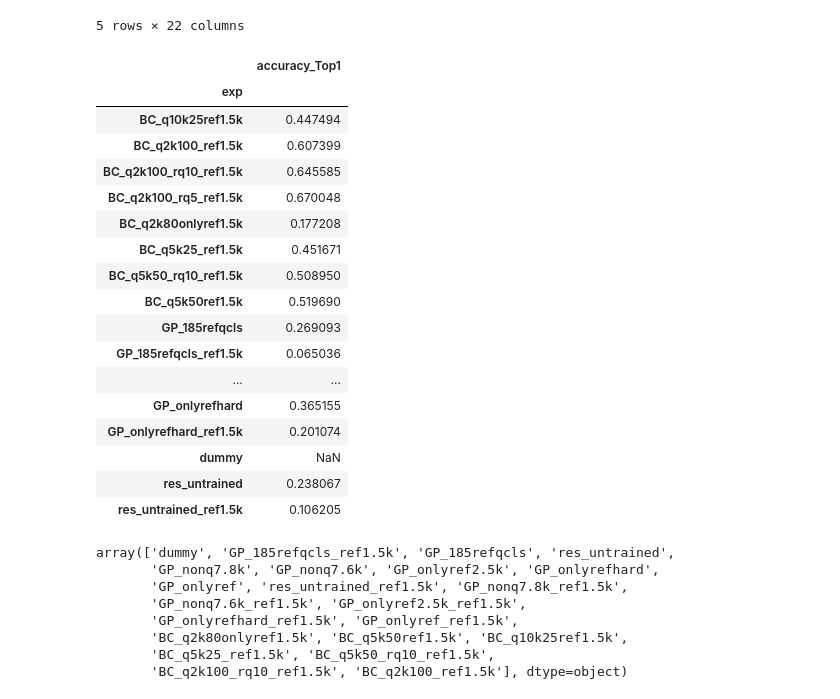
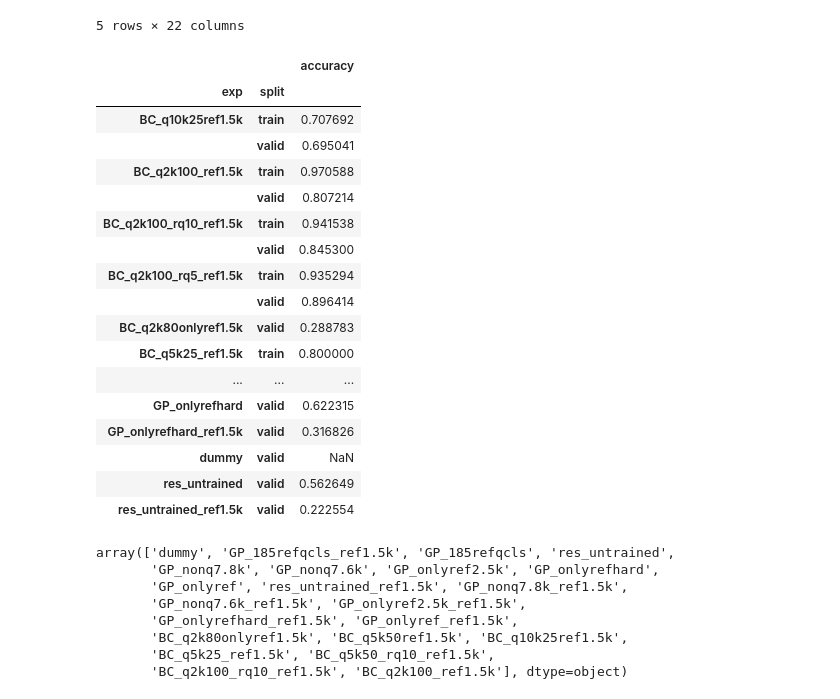
Before and after one commit to raghavab1992/protonet-fine-grained-clf, a Jupyter notebook: app/whale/BrainCorpDataset_ProtoNet.ipynb, the cells around one changed output. Drawn from its saved outputs; the diff is of its cells as text; code cells hidden in the pictures.

```diff
--- a/app/whale/BrainCorpDataset_ProtoNet.ipynb
+++ b/app/whale/BrainCorpDataset_ProtoNet.ipynb
@@ -708,8 +747,8 @@ print(query_df.Flag.mean(), query_df.Flag_top5.mean())
 # %%
-temp = query_df.groupby(['exp', 'category'])['Flag'].mean().reset_index()
-temp.columns = ['exp', 'category', 'accuracy_Top1']
-query_df = query_df.merge(temp, how='left', on=['exp', 'category'])
+temp = query_df.groupby(['exp', 'category', 'split'])['Flag'].mean().reset_index()
+temp.columns = ['exp', 'category','split', 'accuracy_Top1']
+query_df = query_df.merge(temp, how='left', on=['exp', 'category', 'split'])
 
-temp = query_df.groupby(['exp', 'category'])['Flag_top5'].mean().reset_index()
-temp.columns = ['exp', 'category', 'accuracy']
-query_df = query_df.merge(temp, how='left', on=['exp', 'category'])
+temp = query_df.groupby(['exp', 'category', 'split'])['Flag_top5'].mean().reset_index()
+temp.columns = ['exp', 'category', 'split', 'accuracy']
+query_df = query_df.merge(temp, how='left', on=['exp', 'category', 'split'])
@@ -741,3 +802,8 @@ result_df = pd.read_csv('results/bc_proto_results.csv')
+# %%
+result_df['Flag'] = result_df.Flag.map({'nan': np.nan, False: 0, True: 1})
+result_df['Flag_top5'] = result_df.Flag_top5.map({'nan': np.nan, False: 0, True: 1})
+# %%
+result_df.drop(['accuracy', 'accuracy_Top1'], axis=1, inplace=True)
 # %%
 result_df.tail()
 # %% [output]
@@ -751,3 +843,11 @@ result_df.tail()
+# %%
+temp = result_df.groupby(['exp', 'category', 'split'])['Flag'].mean().reset_index()
+temp.columns = ['exp', 'category','split', 'accuracy_Top1']
+result_df = result_df.merge(temp, how='left', on=['exp', 'category', 'split'])
+
+temp = result_df.groupby(['exp', 'category', 'split'])['Flag_top5'].mean().reset_index()
+temp.columns = ['exp', 'category', 'split','accuracy']
+result_df = result_df.merge(temp, how='left', on=['exp', 'category', 'split'])
 # %%
 # result_df.drop(result_df[result_df.exp == 'Grocer_res34_s1_q2_k80_epoch100'].index.values, inplace=True, axis=0)
 # %%
@@ -768,26 +868,26 @@ fin_df = fin_df[['fpath', 'category', 'type', 'label_id', 'actual', 'top_prob1',
        'top_cat2', 'top_cat3', 'top_cat4', 'top_cat5', 'pred_cat', 'exp',
        'Flag', 'Flag_top5', 'accuracy', 'accuracy_Top1', 'split']]
 # %%
-fin_df.groupby('exp').aggregate({'accuracy_Top1': np.mean})
+fin_df.groupby(['exp', 'split']).aggregate({'accuracy': np.mean})
 # %% [output]
-|  | accuracy_Top1 |
-| exp |  |
-| BC_q10k25ref1.5k | 0.447494 |
-| BC_q2k100_ref1.5k | 0.607399 |
-| BC_q2k100_rq10_ref1.5k | 0.645585 |
-| BC_q2k100_rq5_ref1.5k | 0.670048 |
-| BC_q2k80onlyref1.5k | 0.177208 |
-| BC_q5k25_ref1.5k | 0.451671 |
-| BC_q5k50_rq10_ref1.5k | 0.508950 |
-| BC_q5k50ref1.5k | 0.519690 |
-| GP_185refqcls | 0.269093 |
-| GP_185refqcls_ref1.5k | 0.065036 |
-| ... | ... |
-| GP_onlyrefhard | 0.365155 |
-| GP_onlyrefhard_ref1.5k | 0.201074 |
-| dummy | NaN |
-| res_untrained | 0.238067 |
-| res_untrained_ref1.5k | 0.106205 |
+|  |  | accuracy |
+| exp | split |  |
+| BC_q10k25ref1.5k | train | 0.707692 |
+|  | valid | 0.695041 |
+| BC_q2k100_ref1.5k | train | 0.970588 |
+|  | valid | 0.807214 |
+| BC_q2k100_rq10_ref1.5k | train | 0.941538 |
+|  | valid | 0.845300 |
+| BC_q2k100_rq5_ref1.5k | train | 0.935294 |
+|  | valid | 0.896414 |
+| BC_q2k80onlyref1.5k | valid | 0.288783 |
+| BC_q5k25_ref1.5k | train | 0.800000 |
+| ... | ... | ... |
+| GP_onlyrefhard | valid | 0.622315 |
+| GP_onlyrefhard_ref1.5k | valid | 0.316826 |
+| dummy | valid | NaN |
+| res_untrained | valid | 0.562649 |
+| res_untrained_ref1.5k | valid | 0.222554 |
 # %%
 # fin_df['exp'] = fin_df.exp.map({'dummy':'dummy',
 #  'GP_185refqcls_ref1.5k': 'GP_185refqcls_ref1.5k',
```
Also changed, not shown: parts of 18 cells of this notebook, 1 other file.
